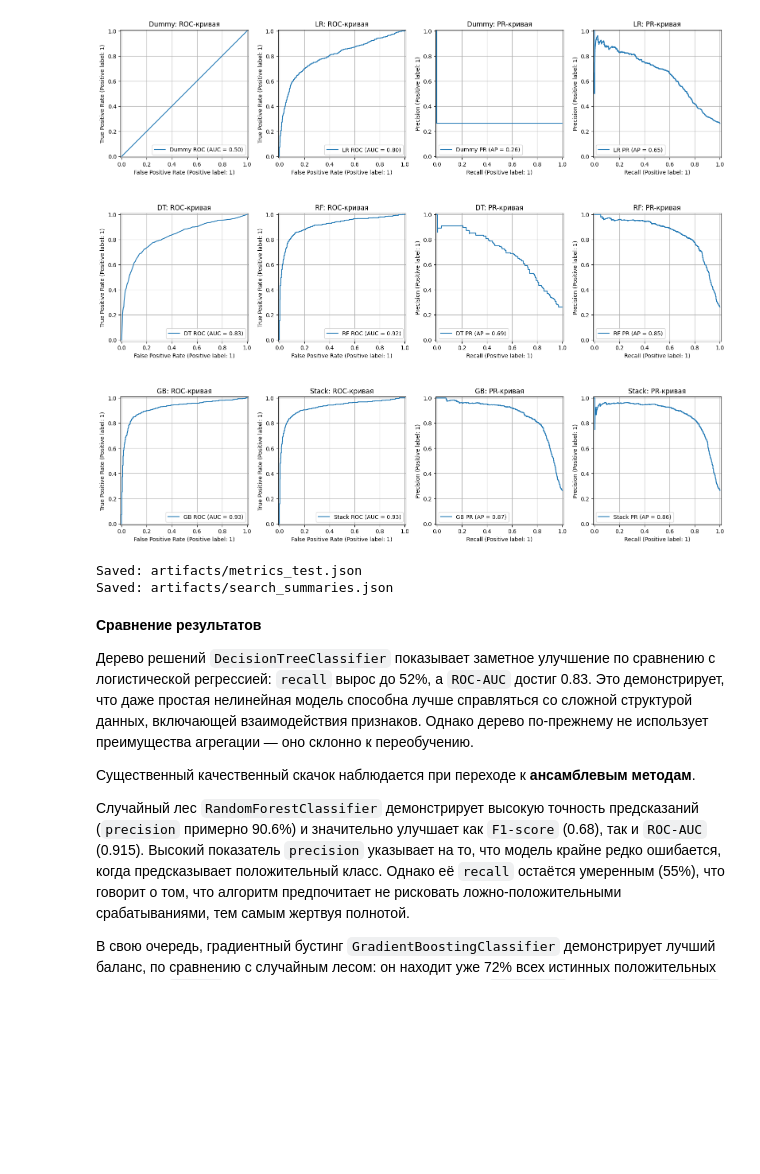
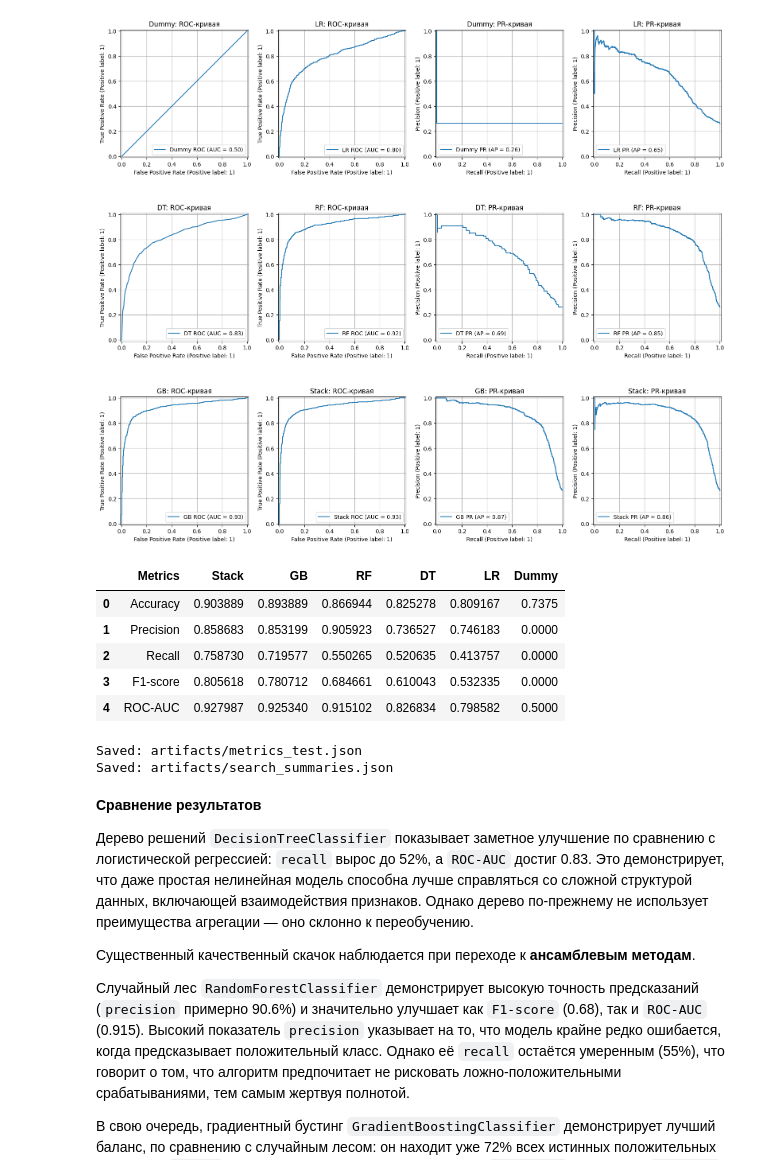
Before and after one commit to SaTr0V/AI_Engineering_Course, a Jupyter notebook: homeworks/HW06/HW06.ipynb, the cells around one changed output. Saved outputs shown, nothing was run; the diff lists cells and outputs as text; code cells hidden in the pictures; blank space fills up the shorter version.

```diff
--- a/homeworks/HW06/HW06.ipynb
+++ b/homeworks/HW06/HW06.ipynb
@@ -658,22 +658,52 @@ plt.show()
 # %%
 # Извлекаем строку ROC-AUC
 roc_auc_scores = final_results.set_index("Metrics").loc["ROC-AUC"]
 
 # Сортируем модели по убыванию ROC-AUC
 sorted_models = roc_auc_scores.sort_values(ascending=False).index.tolist()
 
 # Формируем новый порядок столбцов
 final_results_sorted = final_results[["Metrics"] + sorted_models].copy()
 
-# Сохраняем результаты в json-файл
-save_json({"results": final_results_sorted.to_dict(orient="records")}, metrics_path)
-save_json(search_summaries, search_path)
-
-print("Saved:", metrics_path)
-print("Saved:", search_path)
+final_results_sorted
 # %% [output]
-Saved: artifacts/metrics_test.json
-Saved: artifacts/search_summaries.json
+|  | Metrics | Stack | GB | RF | DT | LR | Dummy |
+| 0 | Accuracy | 0.903889 | 0.893889 | 0.866944 | 0.825278 | 0.809167 | 0.7375 |
+| 1 | Precision | 0.858683 | 0.853199 | 0.905923 | 0.736527 | 0.746183 | 0.0000 |
+| 2 | Recall | 0.758730 | 0.719577 | 0.550265 | 0.520635 | 0.413757 | 0.0000 |
+| 3 | F1-score | 0.805618 | 0.780712 | 0.684661 | 0.610043 | 0.532335 | 0.0000 |
+| 4 | ROC-AUC | 0.927987 | 0.925340 | 0.915102 | 0.826834 | 0.798582 | 0.5000 |
+# %%
+# Собираем метрики по каждой модели в виде словаря
+model_metrics = {}
+
+# Функция для удобного вычисления всех метрик
+def get_metrics_dict(y_true, y_pred, y_proba):
+    return {
+        "Accuracy": float(accuracy_score(y_true, y_pred)),
+        "Precision": float(precision_score(y_true, y_pred, zero_division=0)),
+        "Recall": float(recall_score(y_true, y_pred, zero_division=0)),
+        "F1-score": float(f1_score(y_true, y_pred, zero_division=0)),
+        "ROC-AUC": float(roc_auc_score(y_true, y_proba))
+    }
+
+# Заполняем метрики для каждой модели
+model_metrics["Dummy"]  = get_metrics_dict(y_test, y_test_pred_dummy, y_test_pred_proba_dummy)
+model_metrics["LR"]     = get_metrics_dict(y_test, y_test_pred_lr,     y_test_pred_proba_lr)
+model_metrics["DT"]     = get_metrics_dict(y_test, y_test_pred_dt,     y_test_pred_proba_dt)
+model_metrics["RF"]     = get_metrics_dict(y_test, y_test_pred_rf,     y_test_pred_proba_rf)
+model_metrics["GB"]     = get_metrics_dict(y_test, y_test_pred_gb,     y_test_pred_proba_gb)
+model_metrics["Stack"]  = get_metrics_dict(y_test, y_test_pred_stack,  y_test_pred_proba_stack)
+
+# Сохраняем в правильном формате: объект на верхнем уровне
+save_json(model_metrics, metrics_path)
+save_json(search_summaries, search_path)
+
+print("Saved:", metrics_path)
+print("Saved:", search_path)
+# %% [output]
+Saved: artifacts/metrics_test.json
+Saved: artifacts/search_summaries.json
 # %% [markdown]
 **Сравнение результатов**
 
```
Also changed, not shown: 1 other file.
